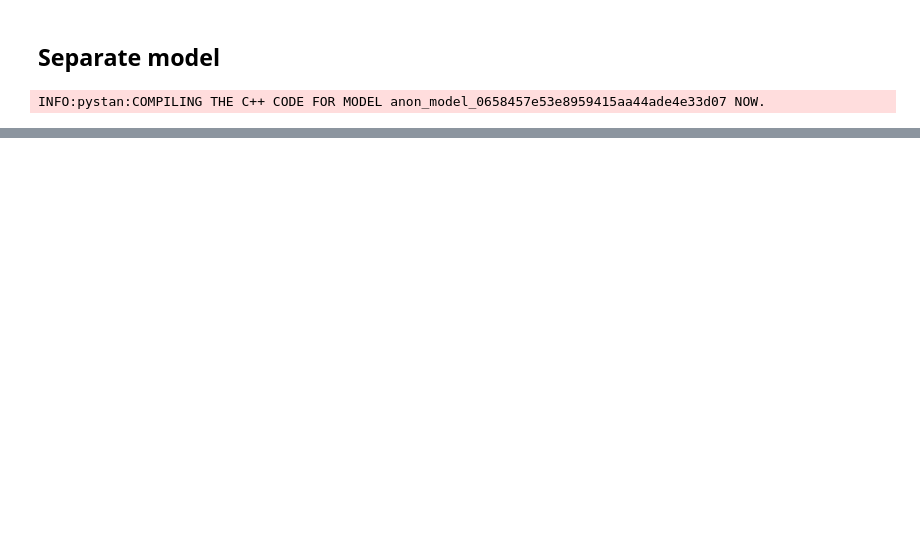
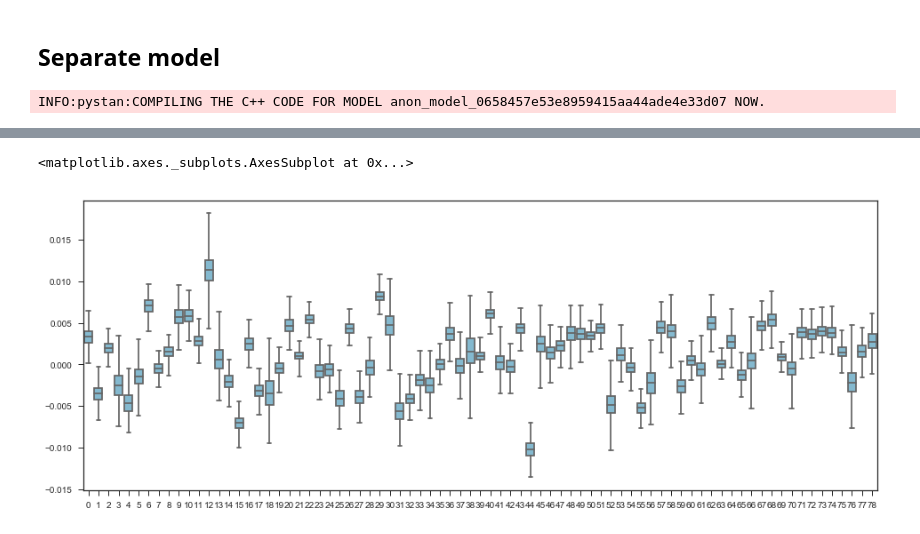
Before and after one commit to cthai721/bda-project, a Jupyter notebook: Effects on Learning of teaching experience.ipynb, the cells around one changed output, grey strips where cells are left out. Drawn from its saved outputs; the diff is of its cells as text; code cells hidden in the pictures; blank space fills up the shorter version.

```diff
--- a/Effects on Learning of teaching experience.ipynb
+++ b/Effects on Learning of teaching experience.ipynb
@@ -507,0 +560,9 @@ plt.show()
+# %%
+b_sample = pd.DataFrame(varying_slope_fit['b'])
+# %%
+# Plot the orbital period with horizontal boxes
+plt.figure(figsize=(16, 6))
+sns.boxplot(data=b_sample, whis=np.inf, color="c")
+# %% [output]
+<matplotlib.axes._subplots.AxesSubplot at 0x...>
+[figure, added]
```
Also changed, not shown: parts of 36 cells of this notebook.
